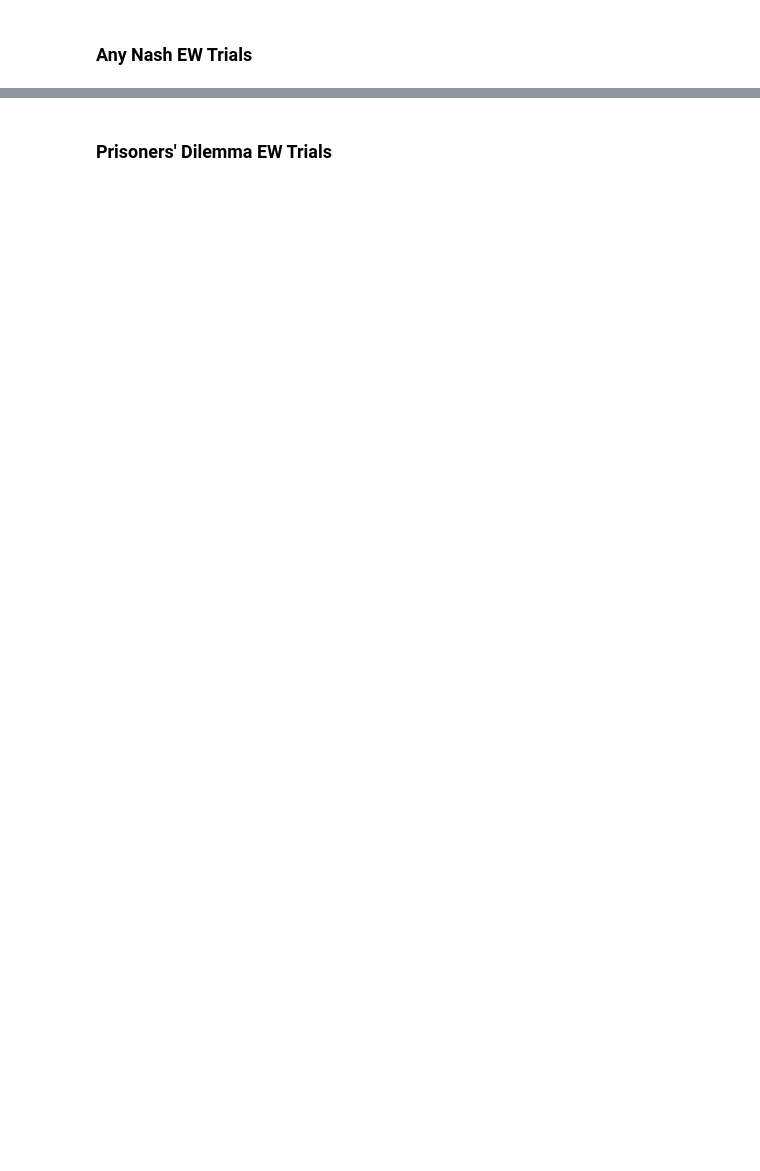
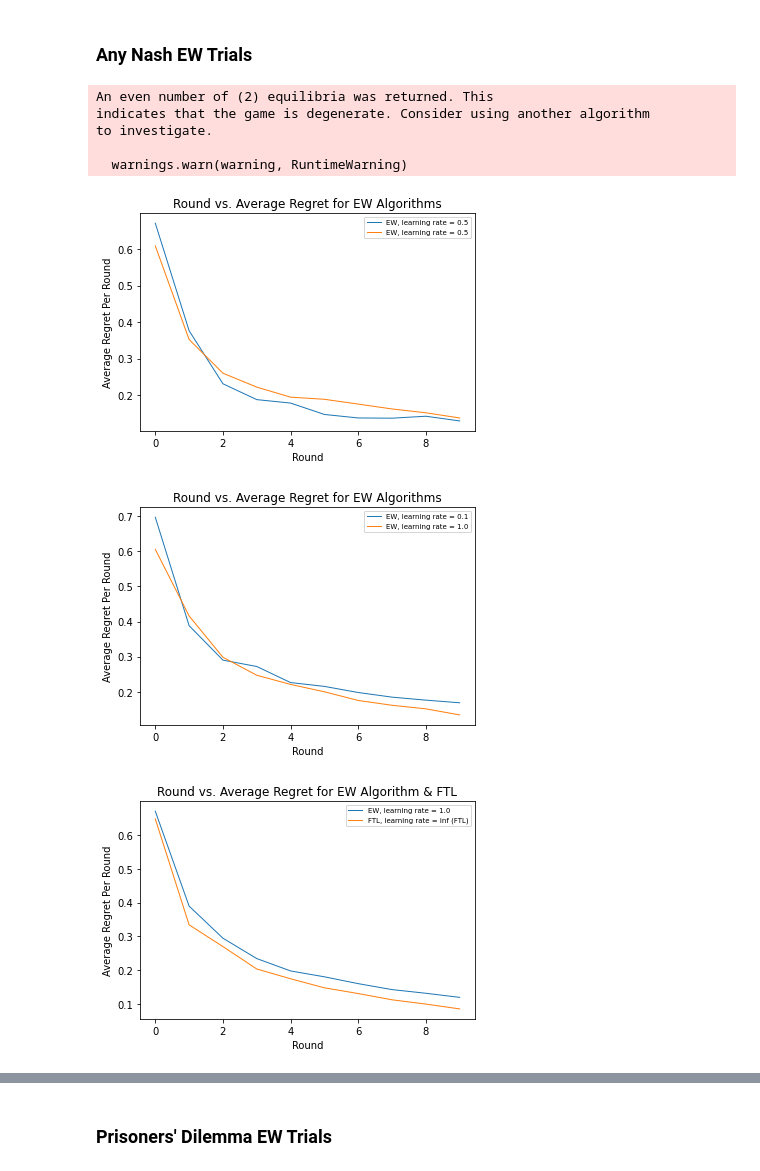
Before and after one commit to BrianGleason/online_markets_report_2, a Jupyter notebook: online_markets_report_3/Report3.ipynb, the cells around one changed output, grey strips where cells are left out. Cells and saved outputs as stored; diff of their text form; code cells hidden in the pictures; blank space fills up the shorter version.

```diff
--- a/online_markets_report_3/Report3.ipynb
+++ b/online_markets_report_3/Report3.ipynb
@@ -771,30 +846,48 @@ payoff_matrix_list = []
 for i in range(NUM_TRIALS):
     payoff_matrix_list.append(generate_any_nash())
 alg1 = ExponentialWeights(0.5)
 alg2 = ExponentialWeights(0.5)
 num_rounds = NUM_ROUNDS
 an_result_array1 = matchup_trial(alg1, alg2, payoff_matrix_list, num_rounds)
 
+visualize_regret(an_result_array1, num_rounds, 0.5, 0.5, 'Round vs. Average Regret for EW Algorithms', 'EW', 'EW', 'Any Nash')
+
 payoff_matrix_list = []
 for i in range(NUM_TRIALS):
     payoff_matrix_list.append(generate_any_nash())
 alg1 = ExponentialWeights(0.1)
 alg2 = ExponentialWeights(1.0)
 num_rounds = NUM_ROUNDS
 an_result_array2 = matchup_trial(alg1, alg2, payoff_matrix_list, num_rounds)
+
+visualize_regret(an_result_array2, num_rounds, 0.1, 1.0, 'Round vs. Average Regret for EW Algorithms', 'EW', 'EW', 'Any Nash')
+
 
 payoff_matrix_list = []
 for i in range(NUM_TRIALS):
     payoff_matrix_list.append(generate_any_nash())
 alg1 = ExponentialWeights(1.0)
 alg2 = FTL()
 num_rounds = NUM_ROUNDS
 an_result_array3 = matchup_trial(alg1, alg2, payoff_matrix_list, num_rounds)
 
+visualize_regret(an_result_array3, num_rounds, 1.0, 'inf (FTL)', 'Round vs. Average Regret for EW Algorithm & FTL', 'EW', 'FTL', 'Any Nash')
+
 payoff_matrix_list = []
 for i in range(NUM_TRIALS):
     payoff_matrix_list.append(generate_any_nash())
 alg1 = ExponentialWeights(0)
 alg2 = ExponentialWeights(1.0)
 num_rounds = NUM_ROUNDS
 an_result_array4 = matchup_trial(alg1, alg2, payoff_matrix_list, num_rounds)
+
+visualize_regret(an_result_array4, num_rounds, 0, 1.0, 'Round vs. Average Regret for EW Algorithms', 'EW', 'EW', 'Any Nash')
+# %% [output]
+An even number of (2) equilibria was returned. This
+indicates that the game is degenerate. Consider using another algorithm
+to investigate.
+
+  warnings.warn(warning, RuntimeWarning)
+[figure, added]
+[figure, added]
+[figure, added]
```
Also changed, not shown: parts of 23 cells of this notebook, 1 other file.
